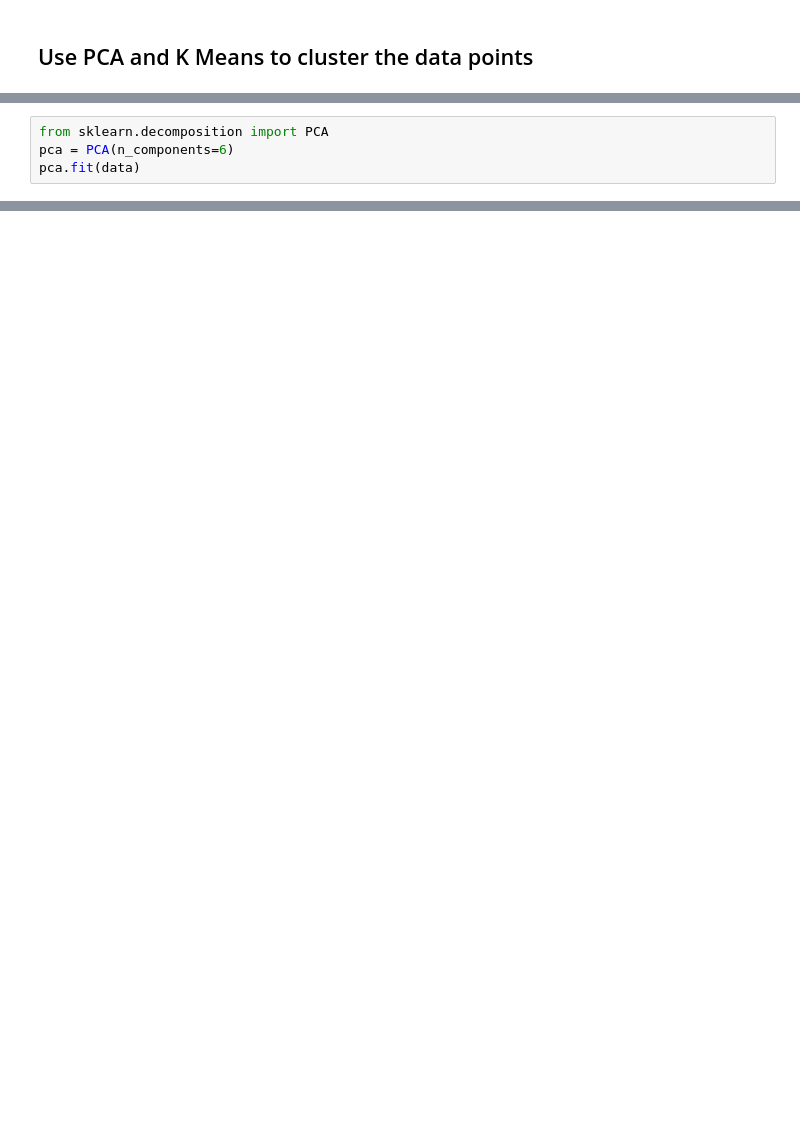
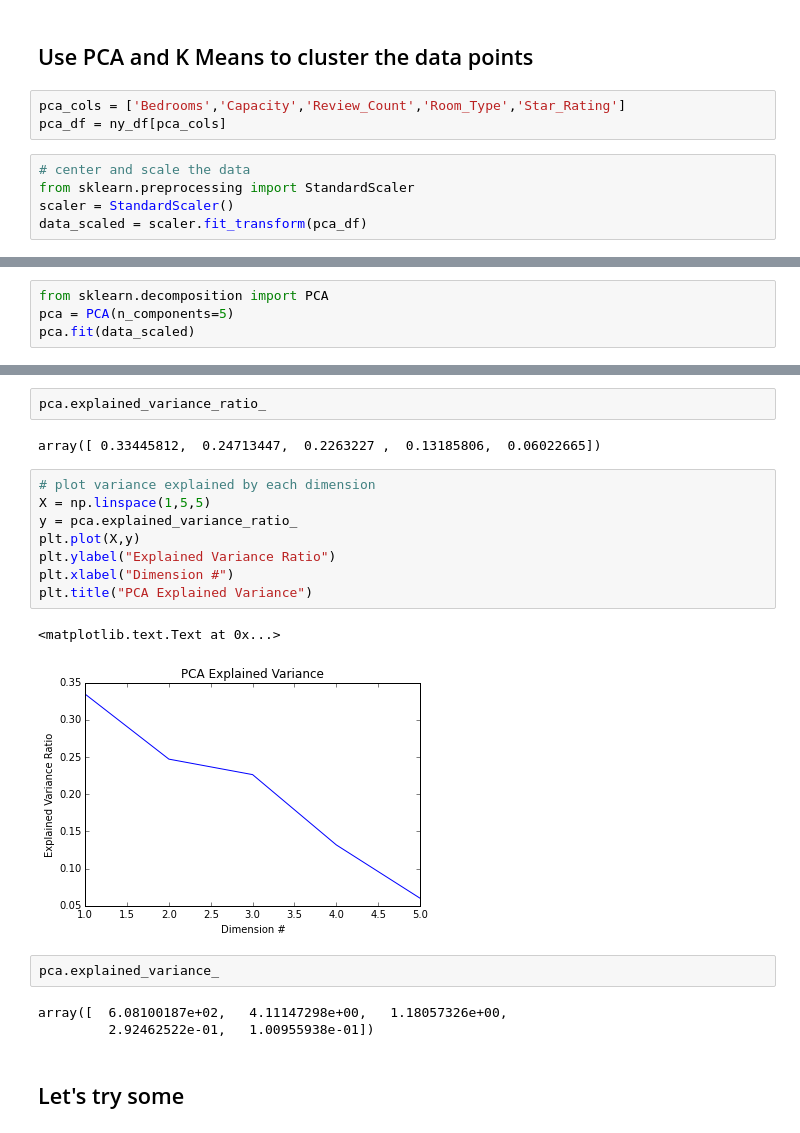
Before and after one commit to peacing/bkds-datachallenge-singman-paul, a Jupyter notebook: case-study-explore.ipynb, the cells around one changed output, grey strips where cells are left out. Saved outputs shown, nothing was run; the diff lists cells and outputs as text; blank space fills up the shorter version.

```diff
--- a/case-study-explore.ipynb
+++ b/case-study-explore.ipynb
@@ -77,2 +124,10 @@ None of the feature variables are alarmingly correlated. Star_Rating and Review_
 # %% [markdown]
 ## Use PCA and K Means to cluster the data points
+# %%
+pca_cols = ['Bedrooms','Capacity','Review_Count','Room_Type','Star_Rating']
+pca_df = ny_df[pca_cols]
+# %%
+# center and scale the data
+from sklearn.preprocessing import StandardScaler
+scaler = StandardScaler()
+data_scaled = scaler.fit_transform(pca_df)
@@ -79,4 +142,4 @@ None of the feature variables are alarmingly correlated. Star_Rating and Review_
 # %%
 from sklearn.decomposition import PCA
-pca = PCA(n_components=6)
-pca.fit(data)
+pca = PCA(n_components=5)
+pca.fit(data_scaled)
@@ -82,0 +156,22 @@ pca.fit(data)
+# %%
+pca.explained_variance_ratio_
+# %% [output]
+array([ 0.33445812,  0.24713447,  0.2263227 ,  0.13185806,  0.06022665])
+# %%
+# plot variance explained by each dimension
+X = np.linspace(1,5,5)
+y = pca.explained_variance_ratio_
+plt.plot(X,y)
+plt.ylabel("Explained Variance Ratio")
+plt.xlabel("Dimension #")
+plt.title("PCA Explained Variance")
+# %% [output]
+<matplotlib.text.Text at 0x...>
+[figure, added]
+# %%
+pca.explained_variance_
+# %% [output]
+array([  6.08100187e+02,   4.11147298e+00,   1.18057326e+00,
+         2.92462522e-01,   1.00955938e-01])
+# %% [markdown]
+## Let's try some
```
Also changed, not shown: parts of 14 cells of this notebook.
